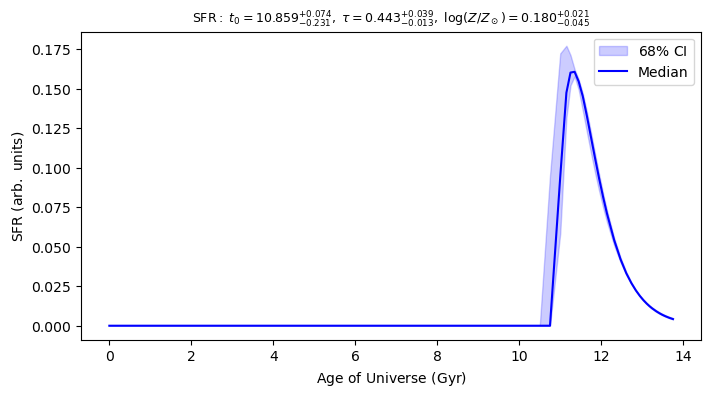
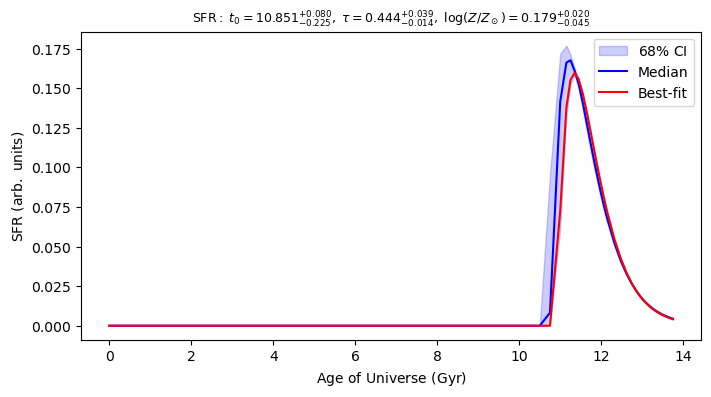
The change to this notebook cell's code, shown as a diff; its figure went from the first image to the second:
--- before
+++ after
@@ -5,4 +5,6 @@
 
 sfr_grid = np.zeros((n_use, len(cosmic_time)))
+
+sfr_best_fit = sfh_best.evaluate(like.ssp.time)
 for k in range(n_use):
     kw = {n: post[idx[k], j] for n, j in _sfh_idx.items()}
@@ -17,4 +19,5 @@
 ax.fill_between(cosmic_time, sfr_lo, sfr_hi, color='b', alpha=0.2, label=r'$68\%$ CI')
 ax.plot(cosmic_time, sfr_med, 'b-', lw=1.5, label='Median')
+ax.plot(cosmic_time, sfr_best_fit, 'r-', lw=1.5, label='Best-fit')
 ax.set_xlabel(r'$\mathrm{Age\ of\ Universe\ (Gyr)}$')
 ax.set_ylabel(r'$\mathrm{SFR\ (arb.\ units)}$')

Commit: Sync